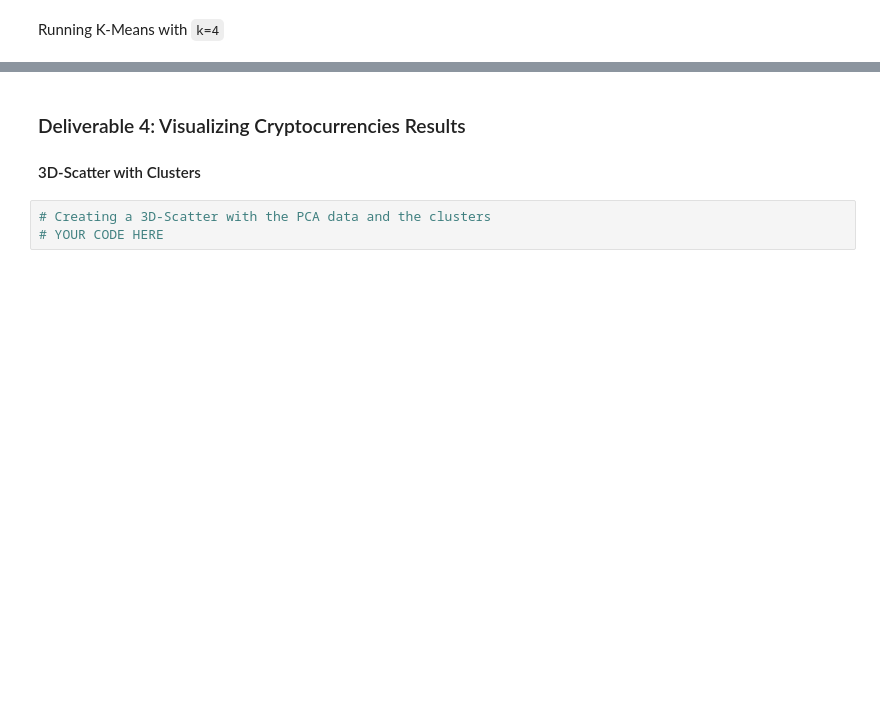
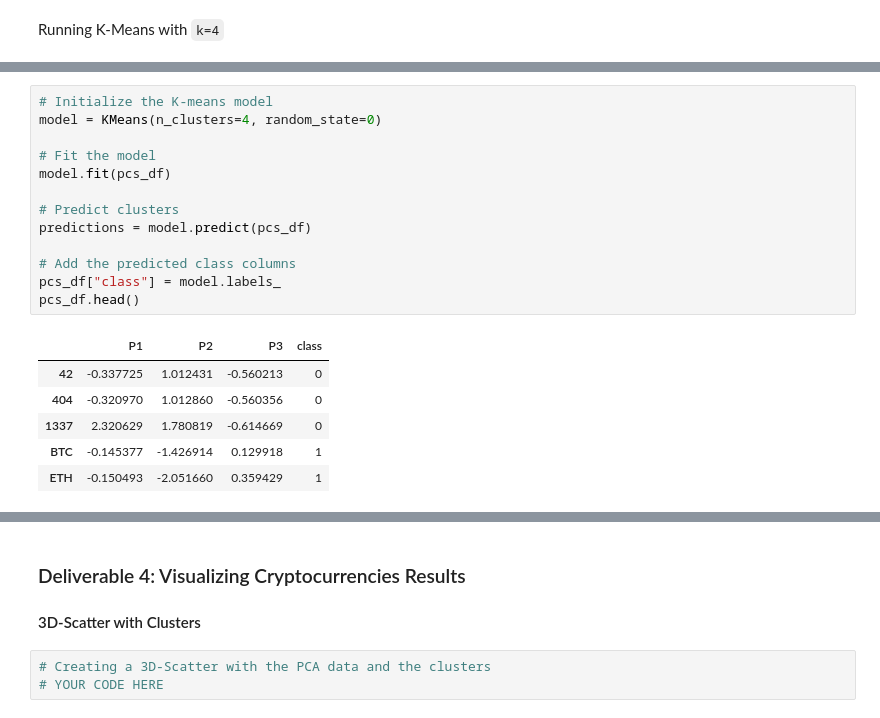
Before and after one commit to GregoryBWilson/Cryptocurrencies, a Jupyter notebook: crypto_clustering.ipynb, the cells around one changed output, grey strips where cells are left out. Cells and saved outputs as stored; diff of their text form; blank space fills up the shorter version.

```diff
--- a/crypto_clustering.ipynb
+++ b/crypto_clustering.ipynb
@@ -227,3 +218,23 @@ array([0, 0, 0, 1, 1, 1, 0, 1, 1, 1, 0, 1, 0, 0, 1, 0, 1, 1, 0, 0, 1, 1,
+# %%
+# Initialize the K-means model
+model = KMeans(n_clusters=4, random_state=0)
+
+# Fit the model
+model.fit(pcs_df)
+
+# Predict clusters
+predictions = model.predict(pcs_df)
+
+# Add the predicted class columns
+pcs_df["class"] = model.labels_
+pcs_df.head()
+# %% [output]
+|  | P1 | P2 | P3 | class |
+| 42 | -0.337725 | 1.012431 | -0.560213 | 0 |
+| 404 | -0.320970 | 1.012860 | -0.560356 | 0 |
+| 1337 | 2.320629 | 1.780819 | -0.614669 | 0 |
+| BTC | -0.145377 | -1.426914 | 0.129918 | 1 |
+| ETH | -0.150493 | -2.051660 | 0.359429 | 1 |
 # %%
 # Create a new DataFrame including predicted clusters and cryptocurrencies features.
 # Concatentate the crypto_df and pcs_df DataFrames on the same columns.
```
Also changed, not shown: parts of 7 cells of this notebook.
